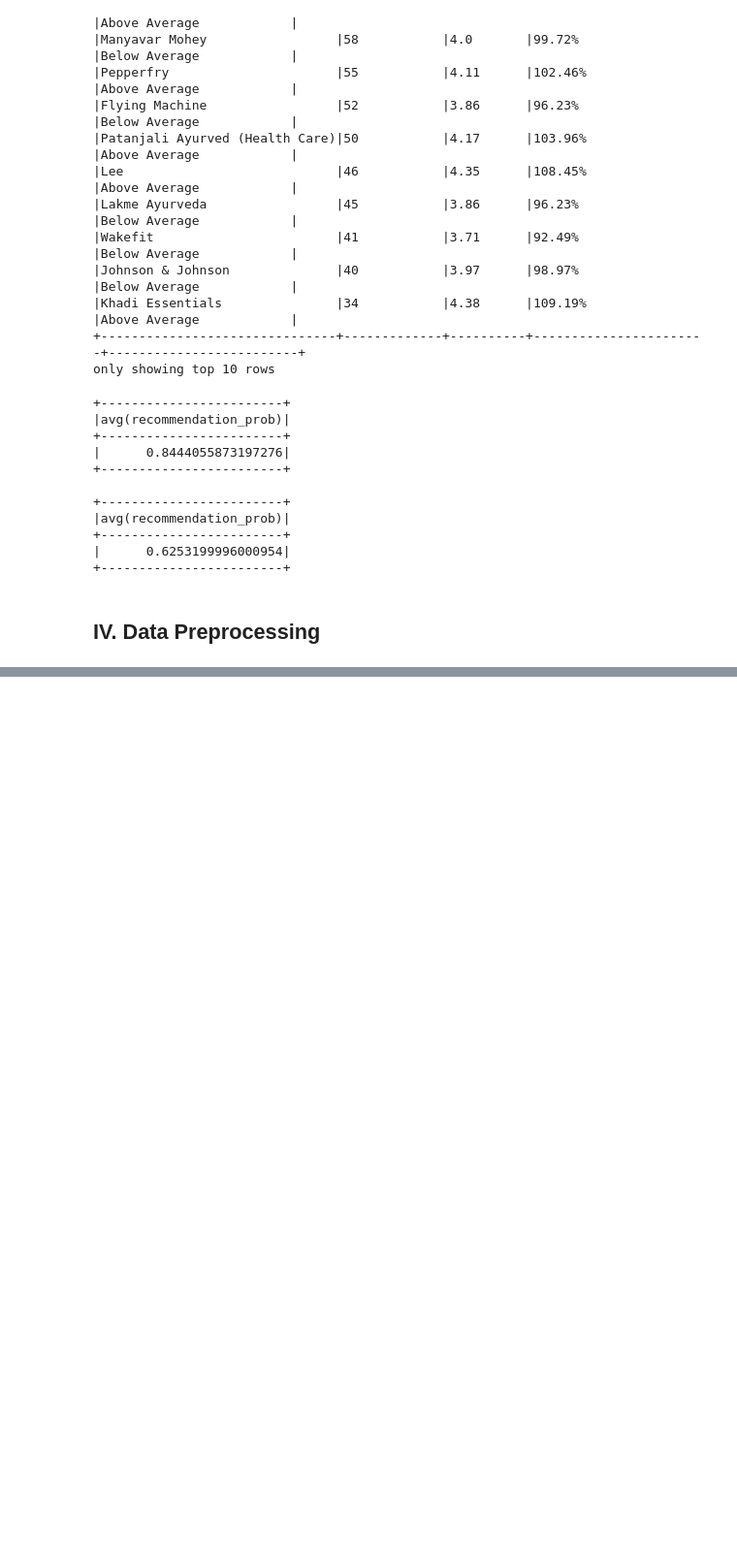
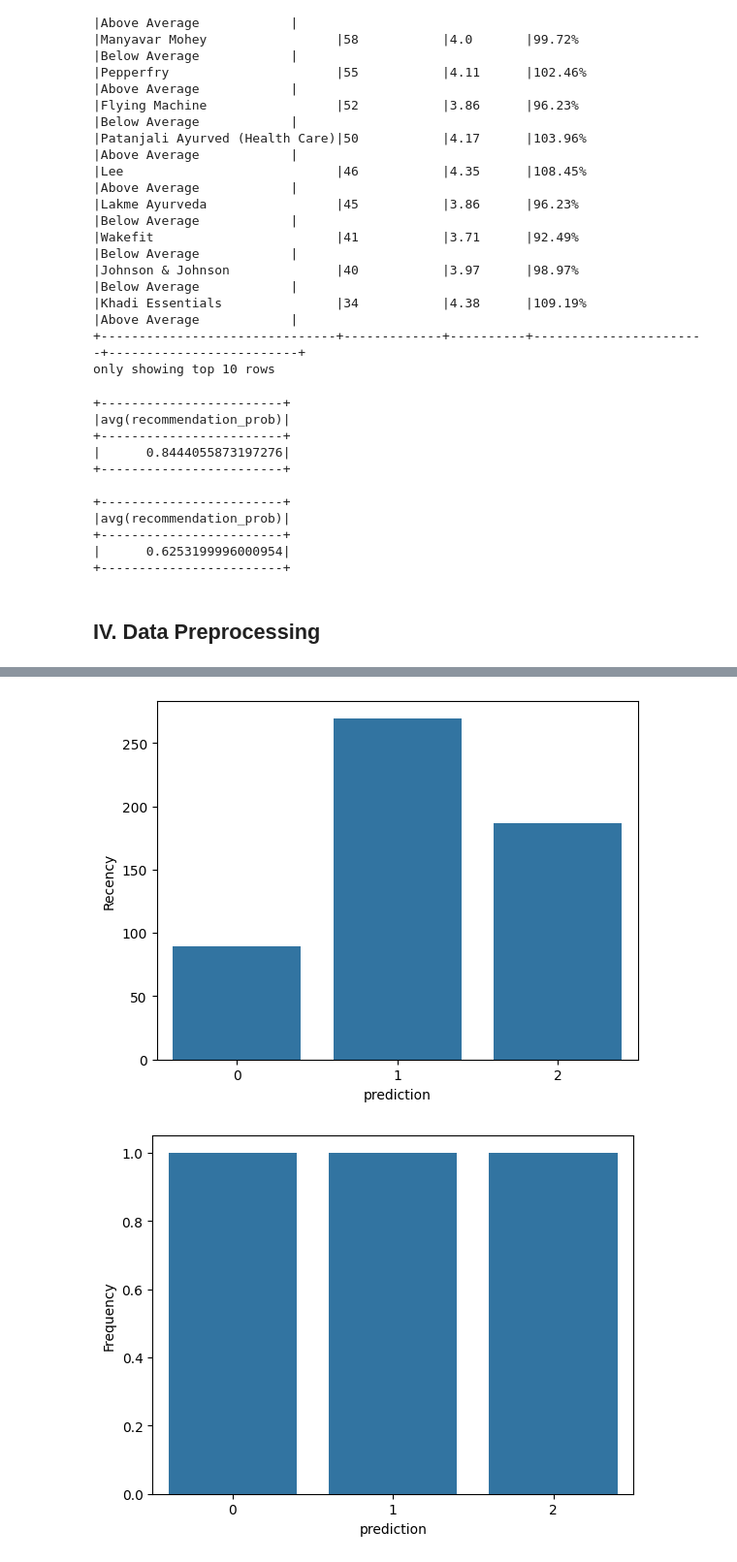
Before and after one commit to ThanhVo15/Learn-Cloud-, a Jupyter notebook: PySpark - Flink/pyspark_hello_World.ipynb, the cells around one changed output, grey strips where cells are left out. Shown at 97% size. Saved outputs shown, nothing was run; the diff lists cells and outputs as text; code cells hidden in the pictures; blank space fills up the shorter version.

```diff
--- a/PySpark - Flink/pyspark_hello_World.ipynb
+++ b/PySpark - Flink/pyspark_hello_World.ipynb
@@ -307,8 +307,6 @@ df.filter(f"price <= {mean_price}").agg({"recommendation_prob": "avg"}).show()
 # %%
 df = df.withColumn("Customer_ID", monotonically_increasing_id())
 columns = df.columns
-new_columns_order = ["Customer_ID"] + [col for col in columns if col != "Customer_ID"]
-df = df.select(new_columns_order)
 
-df = df.withColumn("Recency", round(rand()*365, 0).astype("int"))\
-        .withColumn("Frequency", count("*").over("Customer_ID").astype("int")).show()
+new_orders = ["Customer_ID"] + [c for c in columns if c != "Customer_ID"]
+df = df.select(new_orders)
@@ -316,0 +412,7 @@ PySparkTypeError: [NOT_WINDOWSPEC] Argument `window` should be a WindowSpec, got
+# %%
+KMeans_algo=KMeans(featuresCol='scaled_features', k=3)
+KMeans_fit=KMeans_algo.fit(scaler_data)
+# %%
+preds=KMeans_fit.transform(scaler_data)
+
+preds.show(5,0)
@@ -316,0 +430,16 @@ PySparkTypeError: [NOT_WINDOWSPEC] Argument `window` should be a WindowSpec, got
+# %%
+import matplotlib.pyplot as plt
+import seaborn as sns
+
+df_viz = preds.select('Recency','Frequency','Monetary','prediction')
+df_viz = df_viz.toPandas()
+avg_df = df_viz.groupby(['prediction'], as_index=False).mean()
+
+list1 = ['Recency','Frequency','Monetary']
+
+for i in list1:
+    sns.barplot(x='prediction',y=str(i),data=avg_df)
+    plt.show()
+# %% [output]
+[figure, added]
+[figure, added]
```
Also changed, not shown: parts of 9 cells of this notebook.
